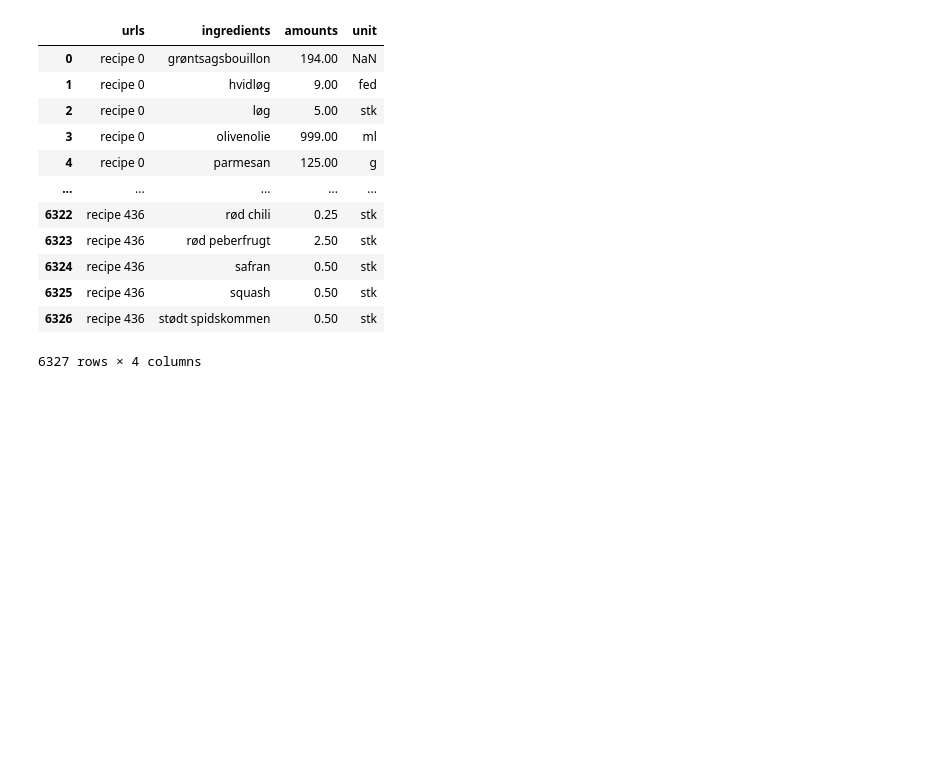
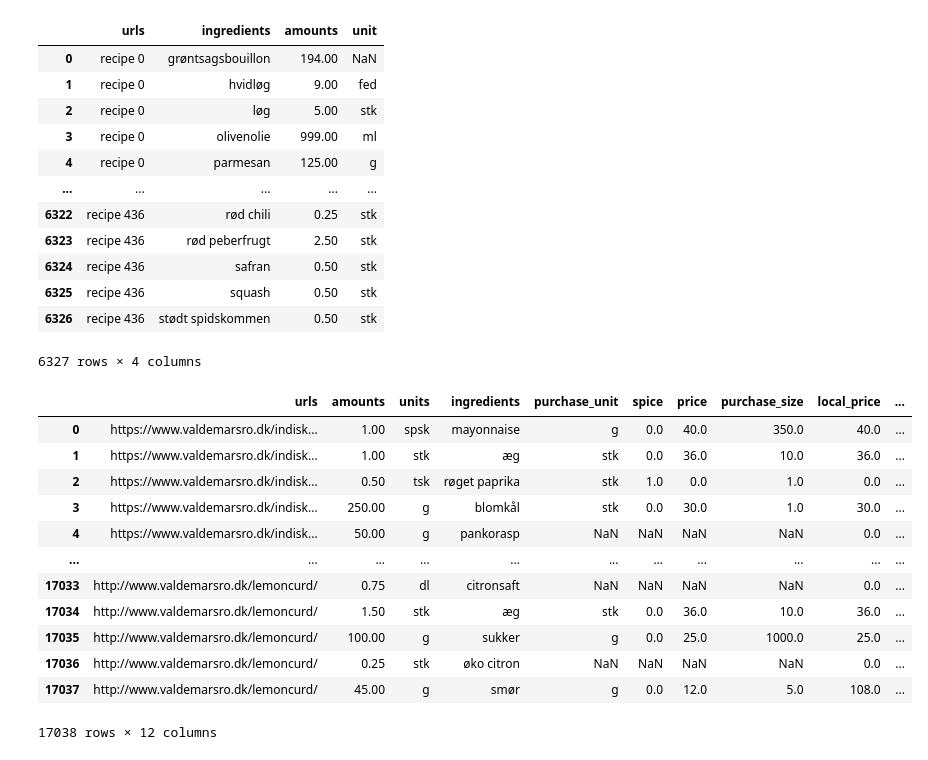
Before and after one commit to Norris36/paideia, a Jupyter notebook: meal_prep/meal_creator.ipynb, the cells around one changed output. Drawn from its saved outputs; the diff is of its cells as text; code cells hidden in the pictures; blank space fills up the shorter version.

```diff
--- a/meal_prep/meal_creator.ipynb
+++ b/meal_prep/meal_creator.ipynb
@@ -300,0 +325,16 @@ gpt_recipes
+# %%
+pantry
+# %% [output]
+|  | urls | amounts | units | ingredients | purchase_unit | spice | price | purchase_size | local_price | ... |
+| 0 | https://www.valdemarsro.dk/indisk... | 1.00 | spsk | mayonnaise | g | 0.0 | 40.0 | 350.0 | 40.0 | ... |
+| 1 | https://www.valdemarsro.dk/indisk... | 1.00 | stk | æg | stk | 0.0 | 36.0 | 10.0 | 36.0 | ... |
+| 2 | https://www.valdemarsro.dk/indisk... | 0.50 | tsk | røget paprika | stk | 1.0 | 0.0 | 1.0 | 0.0 | ... |
+| 3 | https://www.valdemarsro.dk/indisk... | 250.00 | g | blomkål | stk | 0.0 | 30.0 | 1.0 | 30.0 | ... |
+| 4 | https://www.valdemarsro.dk/indisk... | 50.00 | g | pankorasp | NaN | NaN | NaN | NaN | 0.0 | ... |
+| ... | ... | ... | ... | ... | ... | ... | ... | ... | ... | ... |
+| 17033 | http://www.valdemarsro.dk/lemoncurd/ | 0.75 | dl | citronsaft | NaN | NaN | NaN | NaN | 0.0 | ... |
+| 17034 | http://www.valdemarsro.dk/lemoncurd/ | 1.50 | stk | æg | stk | 0.0 | 36.0 | 10.0 | 36.0 | ... |
+| 17035 | http://www.valdemarsro.dk/lemoncurd/ | 100.00 | g | sukker | g | 0.0 | 25.0 | 1000.0 | 25.0 | ... |
+| 17036 | http://www.valdemarsro.dk/lemoncurd/ | 0.25 | stk | øko citron | NaN | NaN | NaN | NaN | 0.0 | ... |
+| 17037 | http://www.valdemarsro.dk/lemoncurd/ | 45.00 | g | smør | g | 0.0 | 12.0 | 5.0 | 108.0 | ... |
+17038 rows × 12 columns
```
Also changed, not shown: parts of 36 cells of this notebook, 4 other files.
